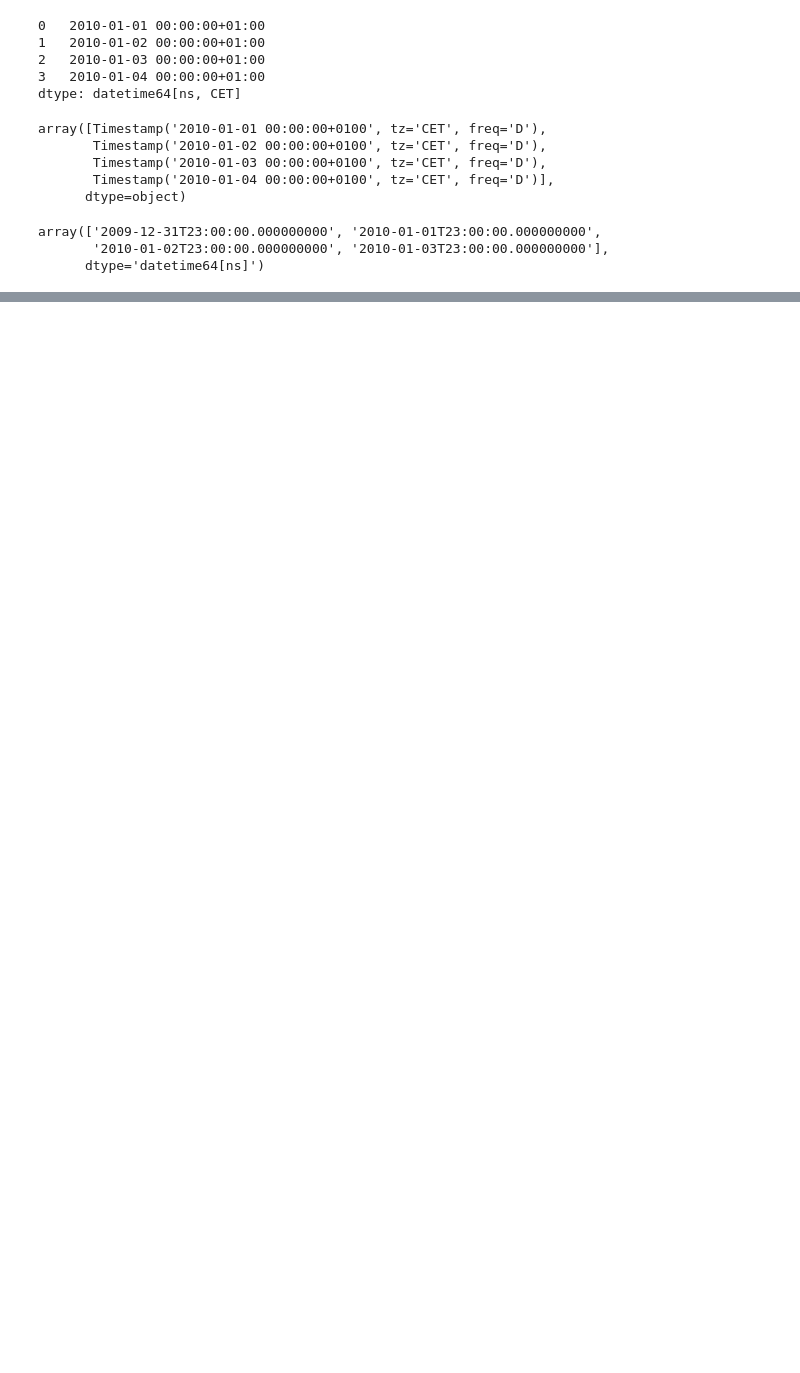
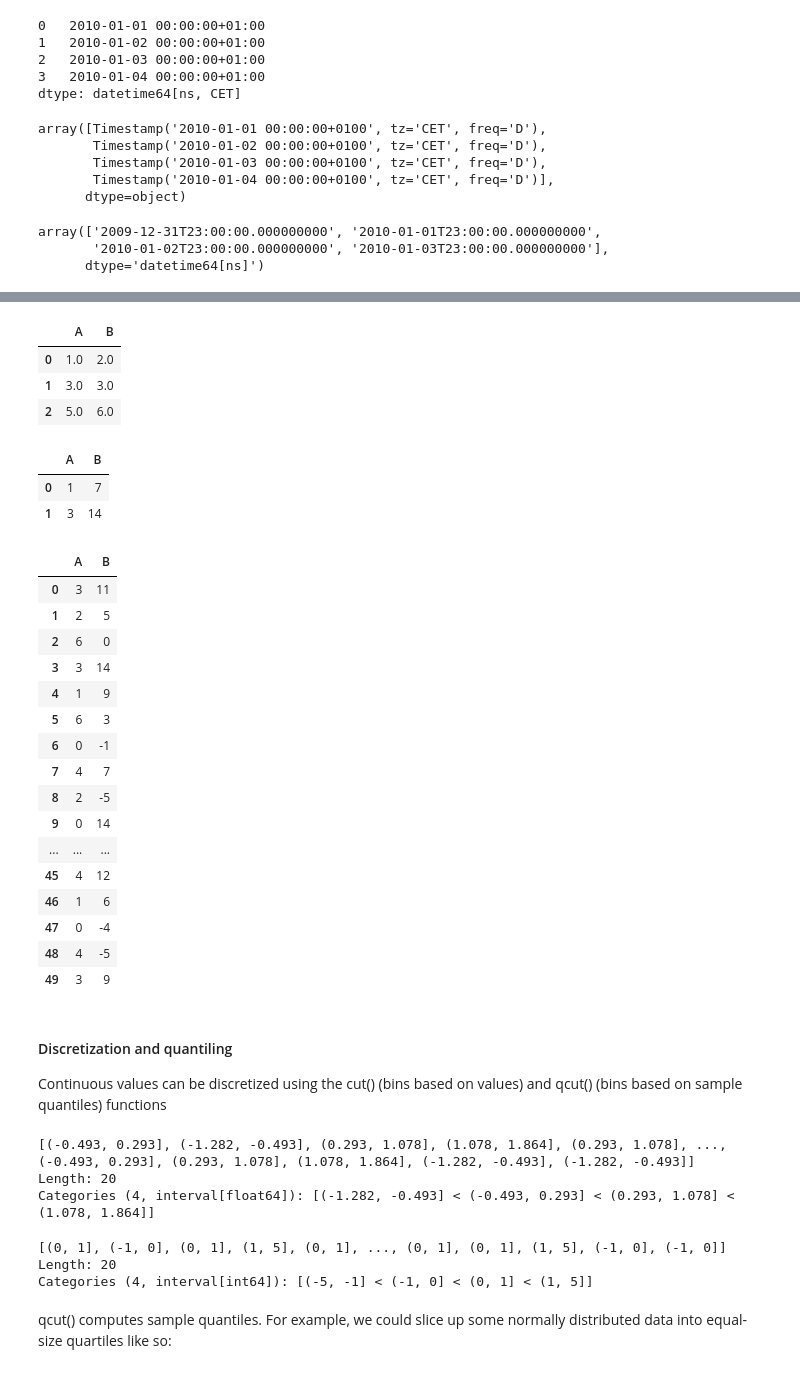
Before and after one commit to nayeem880/cute_pandas, a Jupyter notebook: Essential basic functionality.ipynb, the cells around one changed output, grey strips where cells are left out. Cells and saved outputs as stored; diff of their text form; code cells hidden in the pictures; blank space fills up the shorter version.

Commit message:
essential basic functionality of pandas secupto Discretization and quantiling

```diff
--- a/Essential basic functionality.ipynb
+++ b/Essential basic functionality.ipynb
@@ -168,0 +1044,55 @@ Name: two, dtype: float64
+# %%
+df1.mode()
+# %% [output]
+|  | A | B |
+| 0 | 1.0 | 2.0 |
+| 1 | 3.0 | 3.0 |
+| 2 | 5.0 | 6.0 |
+# %%
+df5 = pd.DataFrame({"A": np.random.randint(0, 7, size=50),
+                       "B": np.random.randint(-10, 15, size=50)})
+df5.mode()
+# %% [output]
+|  | A | B |
+| 0 | 1 | 7 |
+| 1 | 3 | 14 |
+# %%
+df5
+# %% [output]
+|  | A | B |
+| 0 | 3 | 11 |
+| 1 | 2 | 5 |
+| 2 | 6 | 0 |
+| 3 | 3 | 14 |
+| 4 | 1 | 9 |
+| 5 | 6 | 3 |
+| 6 | 0 | -1 |
+| 7 | 4 | 7 |
+| 8 | 2 | -5 |
+| 9 | 0 | 14 |
+| ... | ... | ... |
+| 45 | 4 | 12 |
+| 46 | 1 | 6 |
+| 47 | 0 | -4 |
+| 48 | 4 | -5 |
+| 49 | 3 | 9 |
+# %% [markdown]
+#### Discretization and quantiling
+Continuous values can be discretized using the cut() (bins based on values) and qcut() (bins based on sample quantiles) functions
+# %%
+arr = np.random.randn(20)
+factor = pd.cut(arr, 4)
+factor
+# %% [output]
+[(-0.493, 0.293], (-1.282, -0.493], (0.293, 1.078], (1.078, 1.864], (0.293, 1.078], ..., (-0.493, 0.293], (0.293, 1.078], (1.078, 1.864], (-1.282, -0.493], (-1.282, -0.493]]
+Length: 20
+Categories (4, interval[float64]): [(-1.282, -0.493] < (-0.493, 0.293] < (0.293, 1.078] < (1.078, 1.864]]
+# %%
+factor = pd.cut(arr, [-5, -1, 0, 1, 5])
+factor
+# %% [output]
+[(0, 1], (-1, 0], (0, 1], (1, 5], (0, 1], ..., (0, 1], (0, 1], (1, 5], (-1, 0], (-1, 0]]
+Length: 20
+Categories (4, interval[int64]): [(-5, -1] < (-1, 0] < (0, 1] < (1, 5]]
+# %% [markdown]
+qcut() computes sample quantiles. For example, we could slice up some normally distributed data into equal-size quartiles like so:
```
Also changed, not shown: parts of 125 cells of this notebook, 1 other file.
